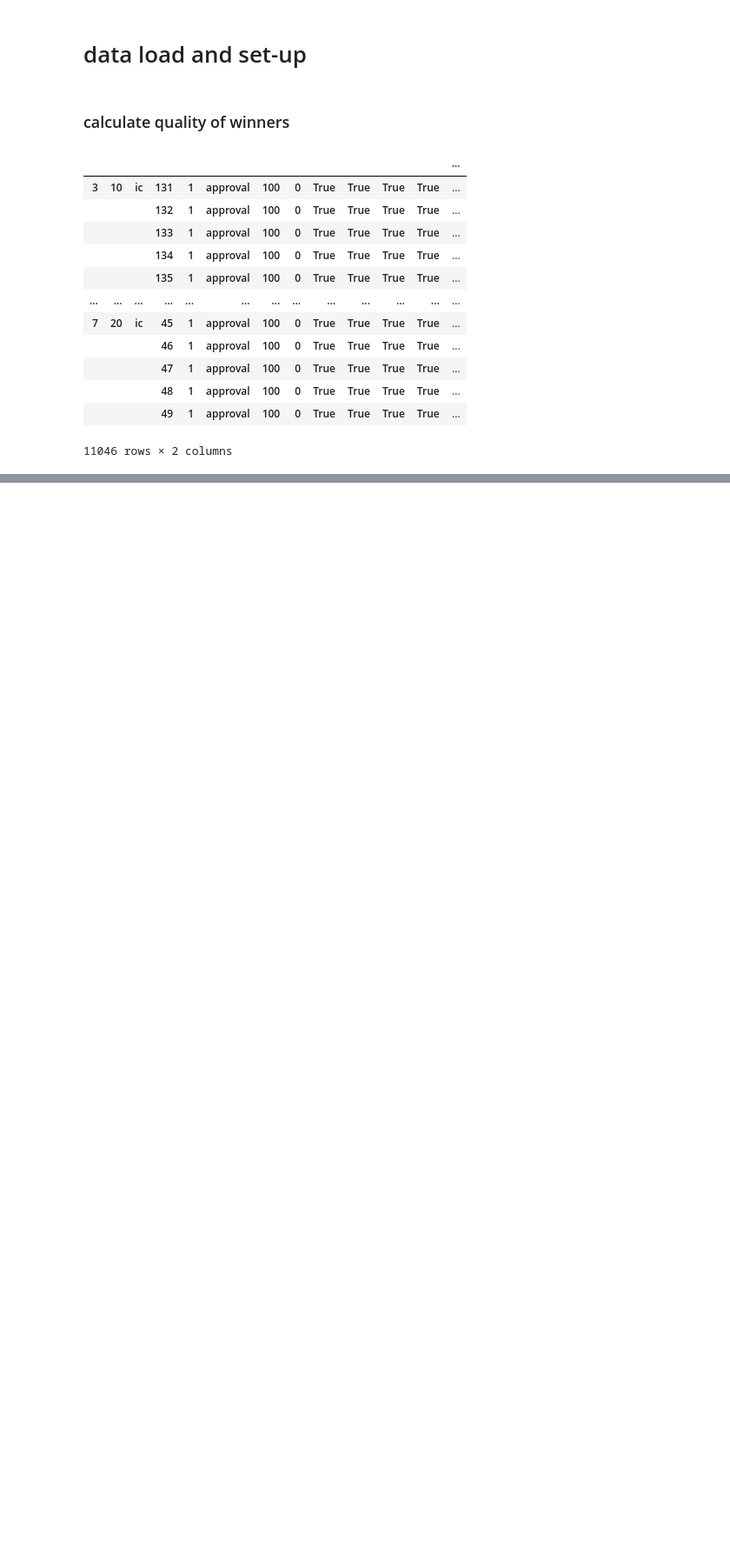
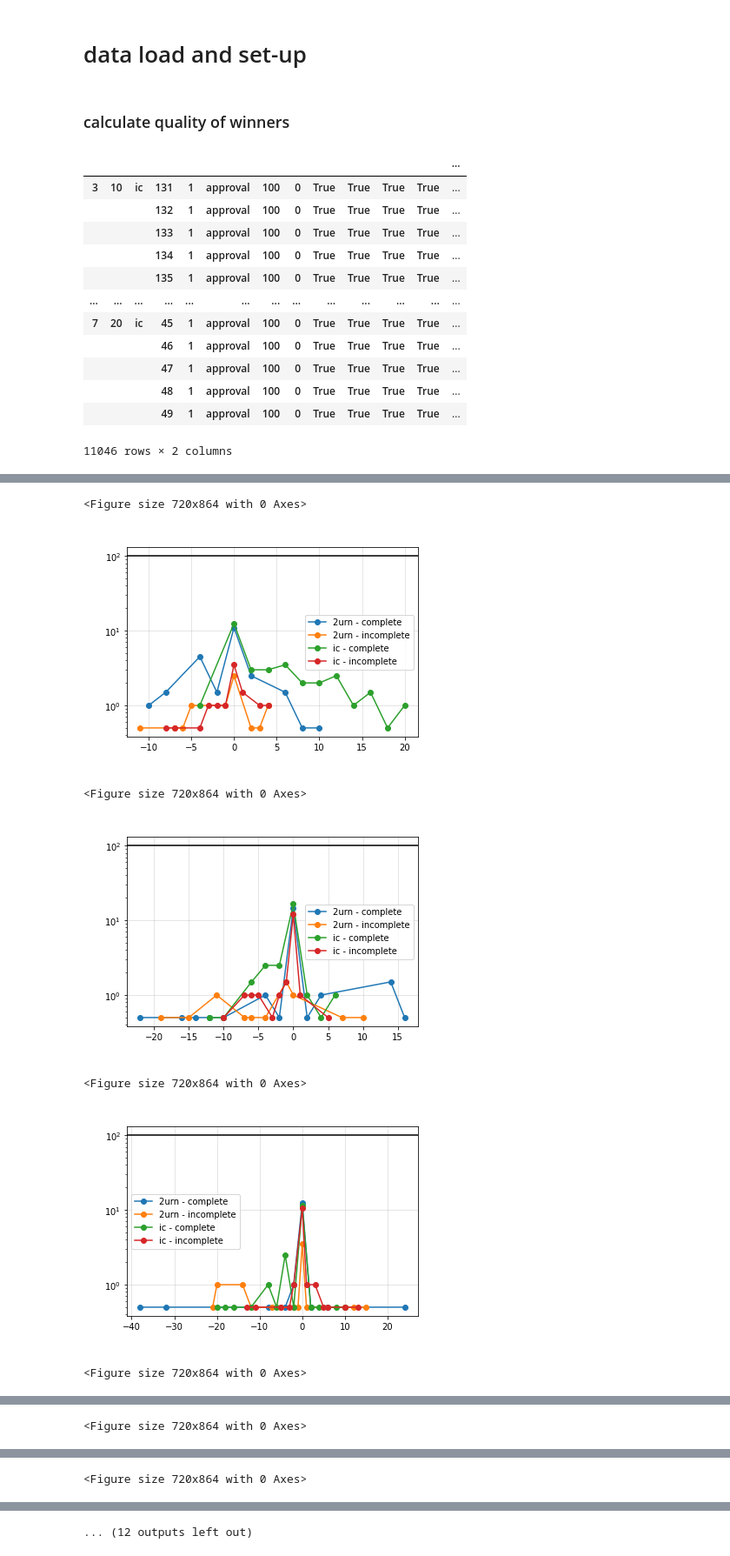
Before and after one commit to PanagiotisTerzopoulos/iterative_voting_with_partial_preferences, a Jupyter notebook: orchestration_plots.ipynb, the cells around one changed output, grey strips where cells are left out. Shown at 87% size. Cells and saved outputs as stored; diff of their text form; code cells hidden in the pictures; blank space fills up the shorter version.

```diff
--- a/orchestration_plots.ipynb
+++ b/orchestration_plots.ipynb
@@ -161,0 +181,32 @@ for d_type in ['ic', '2urn']:
+# %%
+for num_alt in [3, 4, 5, 6]:
+    for num_vot in [10, 20, 50]:
+
+        plt.figure(figsize=(10,12))
+        fig = plt.figure()
+        for d_type in ["2urn", "ic"]:
+            for completeness in [True, False]:
+                complete_label = {True: 'complete', False: 'incomplete'}[completeness]
+                idx = (num_alt, num_vot, d_type, completeness)
+#                 print(convergence_rounds_all[idx].value_counts())
+#                 plt.scatter(pd.Series(qualities_all[idx]).value_counts().sort_index().index, pd.Series(qualities_all[idx]).sort_index().value_counts().values/2, label = f'{d_type} - {complete_label}', alpha=0.5, s=100),
+                plt.plot(pd.Series(qualities_all[idx]).value_counts().sort_index().index, pd.Series(qualities_all[idx]).value_counts().sort_index().values/2, '-o', label = f'{d_type} - {complete_label}')
+#                 sns.distplot(qualities_all[idx], label = f'{d_type} - {complete_label}', hist=False, kde=True)
+        plt.legend()
+        plt.axhline(y=0, color='black', linestyle='-')
+        plt.axhline(y=100, color='black', linestyle='-')
+        plt.grid(color='grey', linestyle='-', linewidth=1, alpha=0.2)
+        plt.yscale('log')
+        plt.xlabel('quality of iteration',  c='white', fontsize=12)
+        plt.ylabel('percentage of profiles', c='white', fontsize=12)
+        plt.title(f'alternatives: {num_alt} - voters: {num_vot}', c='white', fontsize=14)
+
+        plt.show()
+# %% [output]
+<Figure size 720x864 with 0 Axes>
+[figure, added]
+<Figure size 720x864 with 0 Axes>
+[figure, added]
+<Figure size 720x864 with 0 Axes>
+[figure, added]
+<Figure size 720x864 with 0 Axes>
@@ -161,0 +214 @@ for d_type in ['ic', '2urn']:
+<Figure size 720x864 with 0 Axes>
@@ -161,0 +216 @@ for d_type in ['ic', '2urn']:
+<Figure size 720x864 with 0 Axes>
@@ -161,0 +218 @@ for d_type in ['ic', '2urn']:
+... (12 outputs left out)
```
Also changed, not shown: parts of 11 cells of this notebook, 1 other file.
